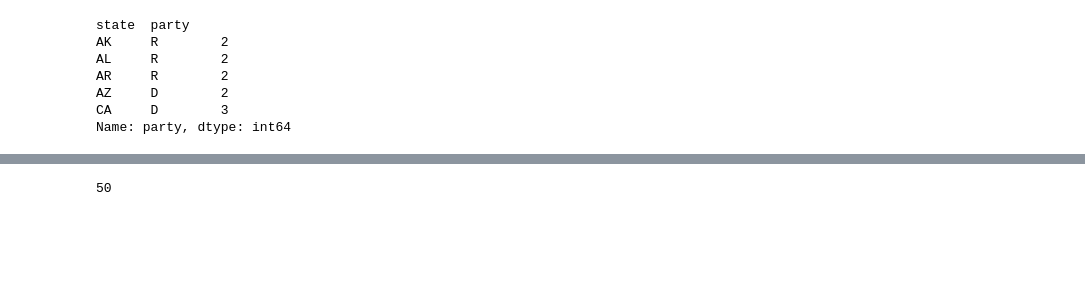
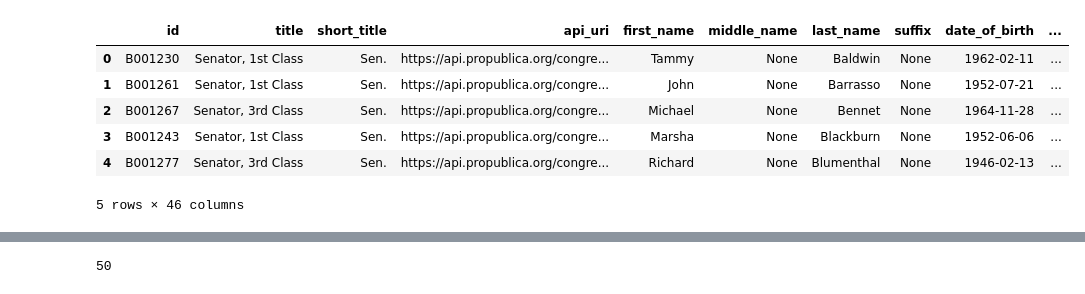
Before and after one commit to gt-data-bootcamp/data-science-bootcamp-project-1, a Jupyter notebook: covid-politics.ipynb, the cells around one changed output, grey strips where cells are left out. Saved outputs shown, nothing was run; the diff lists cells and outputs as text; code cells hidden in the pictures; blank space fills up the shorter version.

```diff
--- a/covid-politics.ipynb
+++ b/covid-politics.ipynb
@@ -22,31 +22,27 @@ import statistics as sta
 # %%
 # Call congress info
 version =  'v1'
 response = requests.get(
     'https://api.propublica.org/congress/v1/117/senate/members.json',
     headers={'X-API-Key': apikey},
 ).content
 
 data = json.loads(response)
 
 members = data['results'][0]['members']
 
 # For Debug only,  comment out
 #for member in members:
 #    print(member['last_name'], member['state'], member['party'])
 
 membersdf = pd.DataFrame(members)
-stategrpcts = membersdf.groupby(['state','party'])['party'].count()
+# Filter down
+membersdf.head()
+# %% [output]
+|  | id | title | short_title | api_uri | first_name | middle_name | last_name | suffix | date_of_birth | ... |
+| 0 | B001230 | Senator, 1st Class | Sen. | https://api.propublica.org/congre... | Tammy | None | Baldwin | None | 1962-02-11 | ... |
+| 1 | B001261 | Senator, 1st Class | Sen. | https://api.propublica.org/congre... | John | None | Barrasso | None | 1952-07-21 | ... |
+| 2 | B001267 | Senator, 3rd Class | Sen. | https://api.propublica.org/congre... | Michael | None | Bennet | None | 1964-11-28 | ... |
+| 3 | B001243 | Senator, 1st Class | Sen. | https://api.propublica.org/congre... | Marsha | None | Blackburn | None | 1952-06-06 | ... |
+| 4 | B001277 | Senator, 3rd Class | Sen. | https://api.propublica.org/congre... | Richard | None | Blumenthal | None | 1946-02-13 | ... |
+5 rows × 46 columns
-# %%
-# new_df = membersdf[membersdf['state'] == 'CA']
-# new_df.head()
-# membersdf.head()
-stategrpcts.head()
-# %% [output]
-state  party
-AK     R        2
-AL     R        2
-AR     R        2
-AZ     D        2
-CA     D        3
-Name: party, dtype: int64
```
Also changed, not shown: parts of 26 cells of this notebook.
